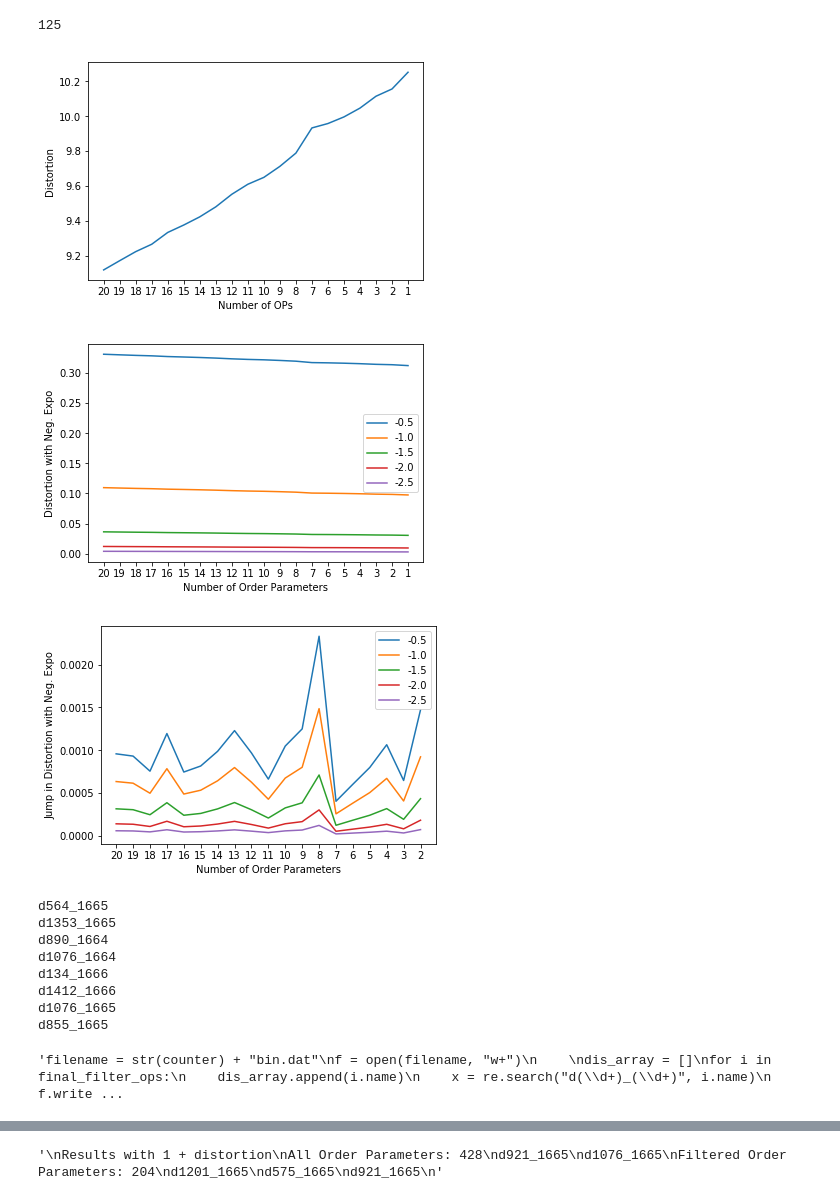
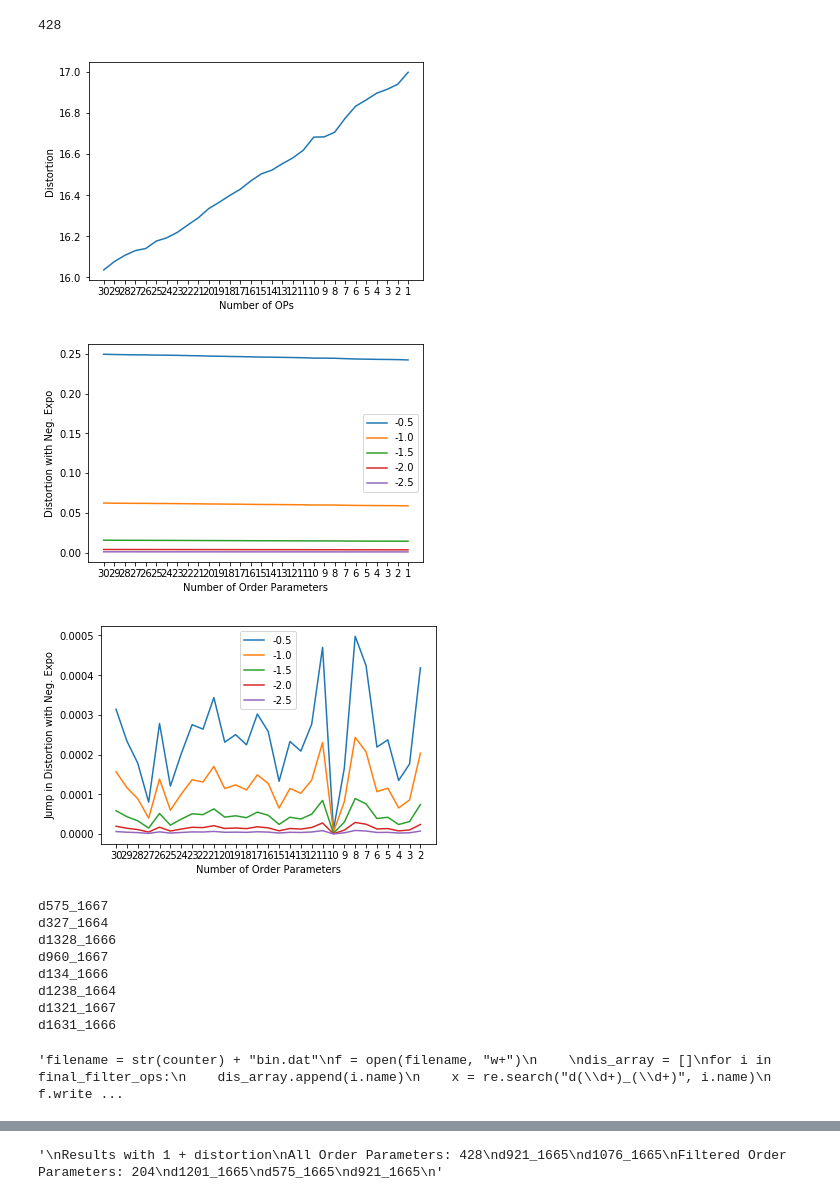
Before and after one commit to tiwarylab/amino, a Jupyter notebook: BUT/BUT-Debug.ipynb, the cells around one changed output, grey strips where cells are left out. Drawn from its saved outputs; the diff is of its cells as text; code cells hidden in the pictures.

```diff
--- a/BUT/BUT-Debug.ipynb
+++ b/BUT/BUT-Debug.ipynb
@@ -386,46 +386,44 @@ for line in colvar:
         trajs[names[i]].append(float(timestep[i + 1]))
 
 all_ops = []
-filter_ops = []
 
 for i in names:
-    if find_wells(d1_bin(trajs[i], bins=20)) > 1:
-        filter_ops.append(OrderParameter(i, trajs[i]))
+    all_ops.append(OrderParameter(i, trajs[i]))
 # %%
-print(len(filter_ops))
+print(len(all_ops))
 
-final_filter_ops = find_ops(filter_ops, 20)
+final_ops = find_ops(all_ops, 30)
 
-for i in final_filter_ops:
+for i in final_ops:
     print(i)
 
 '''filename = str(counter) + "bin.dat"
 f = open(filename, "w+")
 
 dis_array = []
 for i in final_filter_ops:
     dis_array.append(i.name)
     x = re.search("d(\d+)_(\d+)", i.name)
     f.write(i.name + ": DISTANCE ATOMS=" + x.group(1) + "," + x.group(2) + "\n")
 
 f.write("PRINT ARG=")
 for i in range(len(dis_array)):
     f.write(dis_array[i])
     if i < (len(dis_array) - 1):
         f.write(",")
 f.write(" FILE=" + str(counter) + "COLVAR")
 f.close()'''
 # %% [output]
-125
+428
-[figure, old version]
+[figure, new version]
-[figure, old version]
+[figure, new version]
-[figure, old version]
+[figure, new version]
-d564_1665
-d1353_1665
-d890_1664
-d1076_1664
+d575_1667
+d327_1664
+d1328_1666
+d960_1667
 d134_1666
-d1412_1666
-d1076_1665
-d855_1665
+d1238_1664
+d1321_1667
+d1631_1666
 'filename = str(counter) + "bin.dat"\nf = open(filename, "w+")\n    \ndis_array = []\nfor i in final_filter_ops:\n    dis_array.append(i.name)\n    x = re.search("d(\\d+)_(\\d+)", i.name)\n    f.write ...
```
Also changed, not shown: parts of 4 cells of this notebook, 4 other files.
